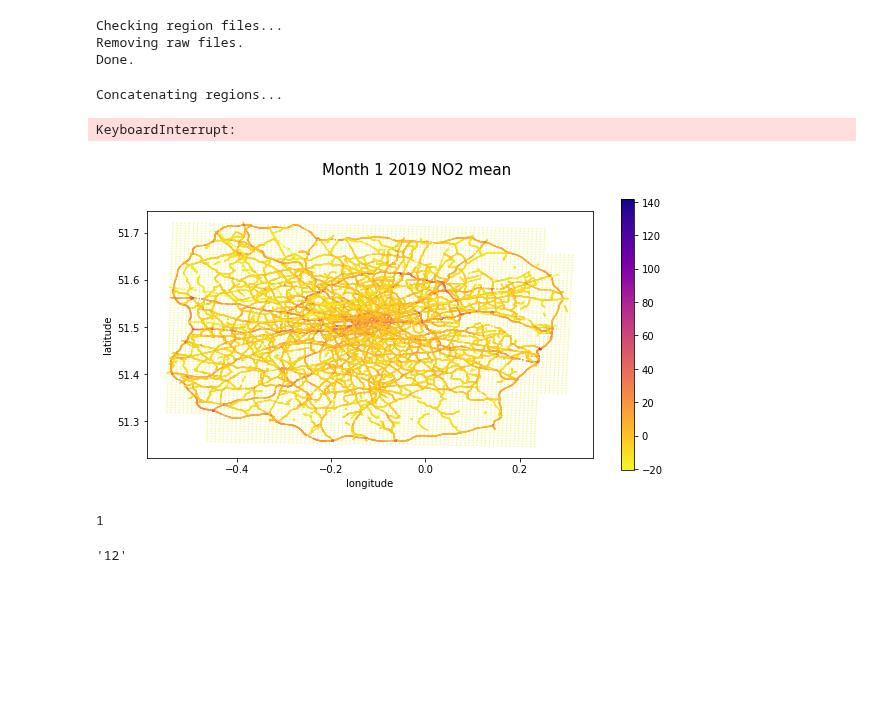
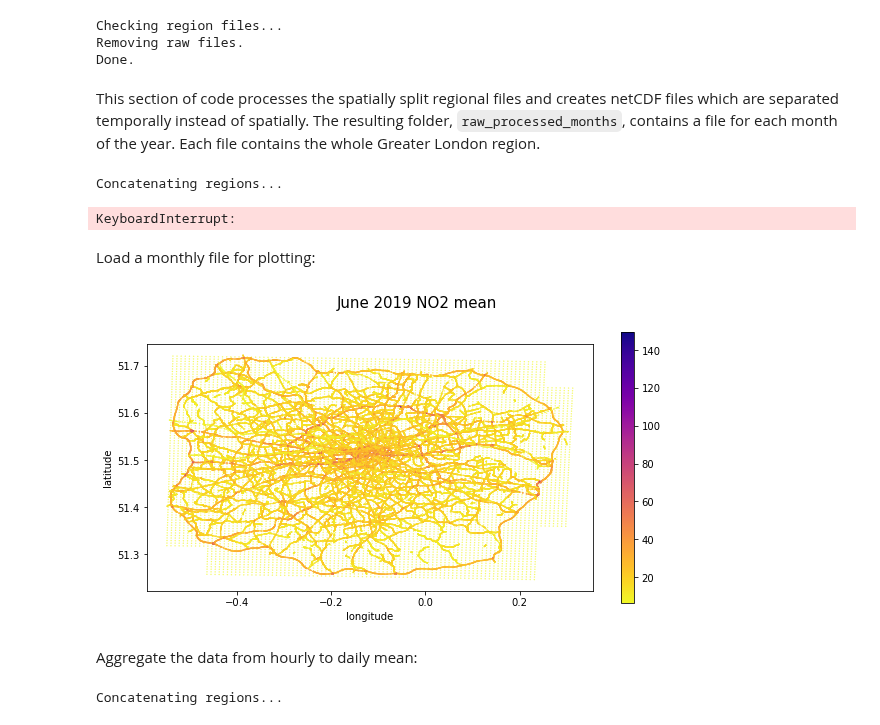
Before and after one commit to michellewl/AQmortality, a Jupyter notebook: ADMS-Urban/process_timeseries_ADMS_outputs.ipynb, the cells around one changed output. Cells and saved outputs as stored; diff of their text form; code cells hidden in the pictures; blank space fills up the shorter version.

Commit message:
Code to aggregate hourly data to daily mean data.

```diff
--- a/ADMS-Urban/process_timeseries_ADMS_outputs.ipynb
+++ b/ADMS-Urban/process_timeseries_ADMS_outputs.ipynb
@@ -40,6 +48,8 @@ print("Done.")
 Checking region files...
 Removing raw files.
 Done.
+# %% [markdown]
+This section of code processes the spatially split regional files and creates netCDF files which are separated temporally instead of spatially. The resulting folder, `raw_processed_months`, contains a file for each month of the year. Each file contains the whole Greater London region.
 # %%
 files = [path.join(processed_regions_folder, file) for file in listdir(processed_regions_folder)]
 
@@ -64,19 +73,40 @@ for month_i in tqdm(range(12)):
 # %% [output]
 Concatenating regions...
 KeyboardInterrupt:
+# %% [markdown]
+Load a monthly file for plotting:
+# %%
+month = 6
+monthly_ds = xr.open_dataset(path.join(processed_months_folder, f"month_{str(month).zfill(2)}.nc"))
 # %%
 new_gdf = gpd.GeoDataFrame(monthly_ds.mean(dim="time")["NO2"].values,
                  columns=["2019_month_mean_NO2"],
                  geometry=gpd.points_from_xy(monthly_ds.longitude.values, monthly_ds.latitude.values))
 # %%
-plot_in_grid_box(new_gdf, "2019_month_mean_NO2", f"Month {month_i} 2019 NO2 mean")
+month_name = dt.datetime.strptime(f"{month}", "%m").strftime("%B")
+plot_in_grid_box(new_gdf, "2019_month_mean_NO2", f"{month_name} 2019 NO2 mean")
 # %% [output]
-[figure, old version]
+[figure, new version]
-# %%
-month_i
-# %% [output]
-1
-# %%
-str("12").zfill(2)
-# %% [output]
-'12'
+# %% [markdown]
+Aggregate the data from hourly to daily mean:
+# %%
+files = [path.join(processed_months_folder, file) for file in listdir(processed_months_folder) if file.split(".")[-1]=="nc"]
+
+daily_offgrid_folder = path.join(folder, "daily_offgrid")
+
+if not path.exists(daily_offgrid_folder):
+    makedirs(daily_offgrid_folder)
+
+daily_regions = []
+
+for i in tqdm(range(len(files))):
+    daily_mean_ds = xr.open_dataset(files[i]).swap_dims({"time":"datetime"}).resample(datetime="1D").mean(dim="datetime")
+    daily_regions.append(daily_mean_ds)
+
+print("Concatenating regions...")
+daily_ds = xr.concat(daily_regions, dim="space")
+print("Saving daily netCDF...")
+daily_ds.to_netcdf(path.join(daily_offgrid_folder, f"daily_offgrid.nc"))
+print("Done.")
+# %% [output]
+Concatenating regions...
```
Also changed, not shown: parts of 5 cells of this notebook, 1 other file.
